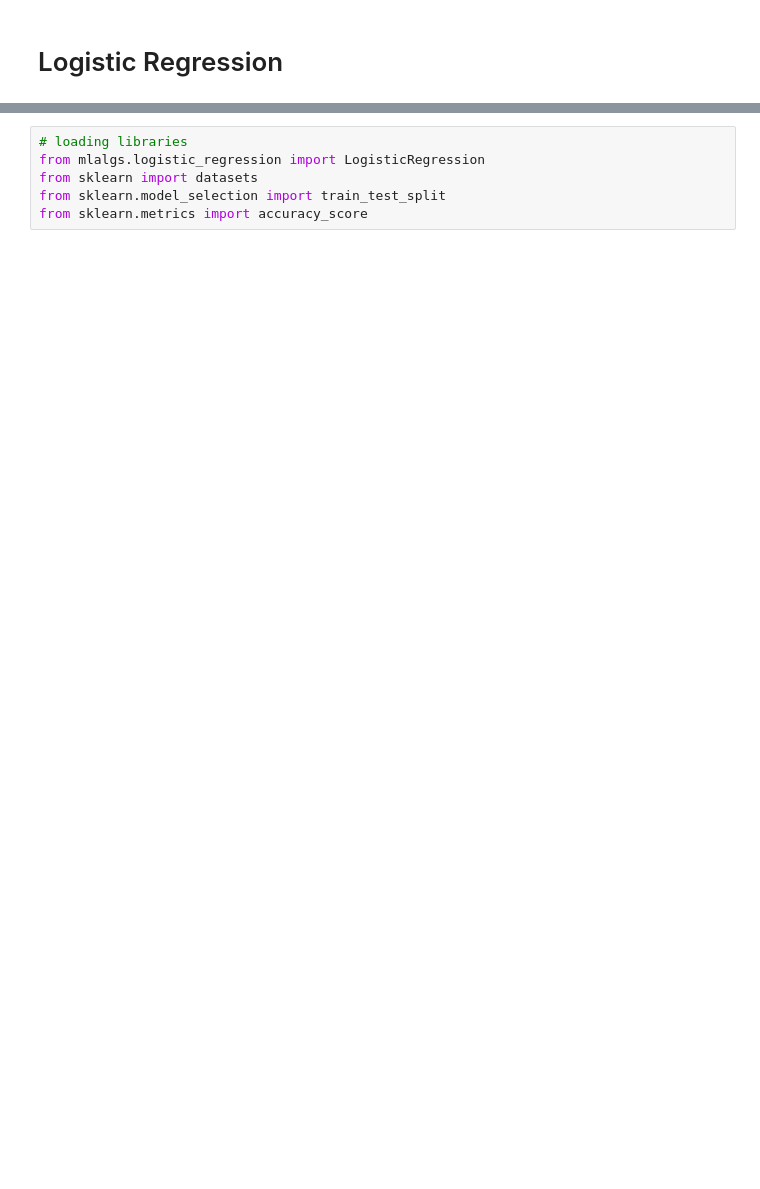
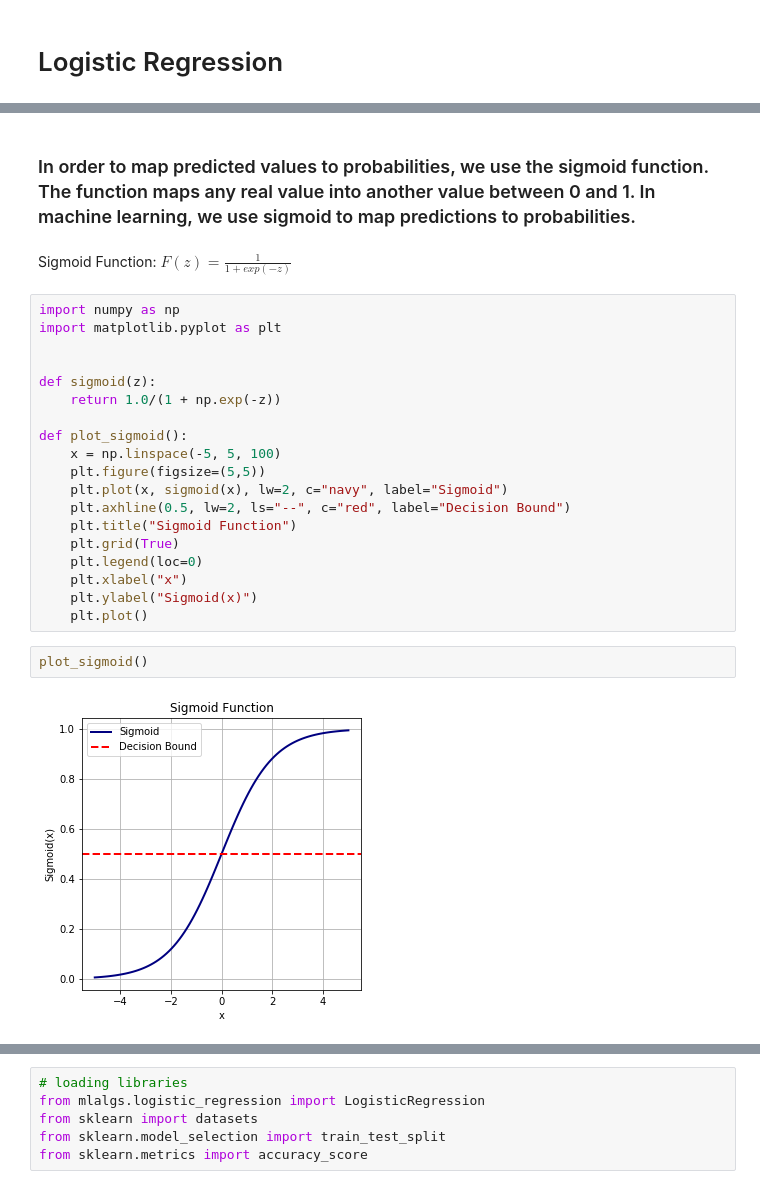
Before and after one commit to amirhessam88/ml-algs, a Jupyter notebook: notebooks/logistic_regression.ipynb, the cells around one changed output, grey strips where cells are left out. Drawn from its saved outputs; the diff is of its cells as text; blank space fills up the shorter version.

```diff
--- a/notebooks/logistic_regression.ipynb
+++ b/notebooks/logistic_regression.ipynb
@@ -2,0 +5,27 @@
+# %% [markdown]
+### In order to map predicted values to probabilities, we use the sigmoid function. The function maps any real value into another value between 0 and 1. In machine learning, we use sigmoid to map predictions to probabilities.
+# %% [markdown]
+Sigmoid Function: $F(z) = \frac{1}{1 + exp(-z)}$
+# %%
+import numpy as np
+import matplotlib.pyplot as plt
+
+
+def sigmoid(z):
+    return 1.0/(1 + np.exp(-z))
+
+def plot_sigmoid():
+    x = np.linspace(-5, 5, 100)
+    plt.figure(figsize=(5,5))
+    plt.plot(x, sigmoid(x), lw=2, c="navy", label="Sigmoid")
+    plt.axhline(0.5, lw=2, ls="--", c="red", label="Decision Bound")
+    plt.title("Sigmoid Function")
+    plt.grid(True)
+    plt.legend(loc=0)
+    plt.xlabel("x")
+    plt.ylabel("Sigmoid(x)")
+    plt.plot()
+# %%
+plot_sigmoid()
+# %% [output]
+[figure, added]
```
Also changed, not shown: parts of 14 cells of this notebook, 1 other file.
